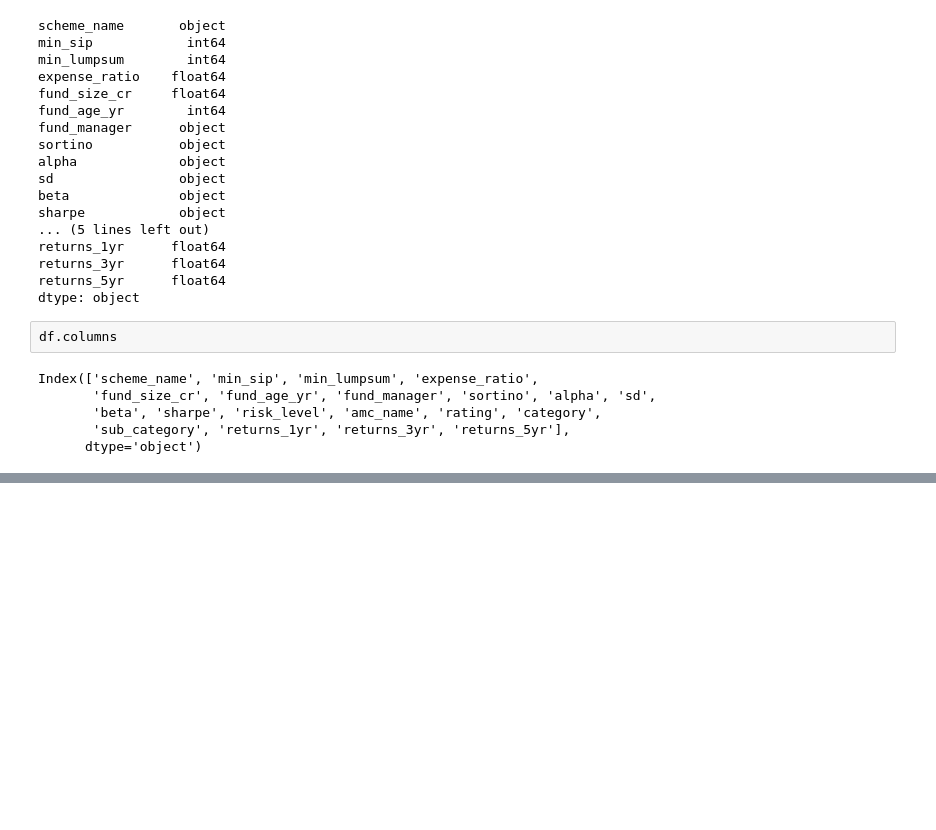
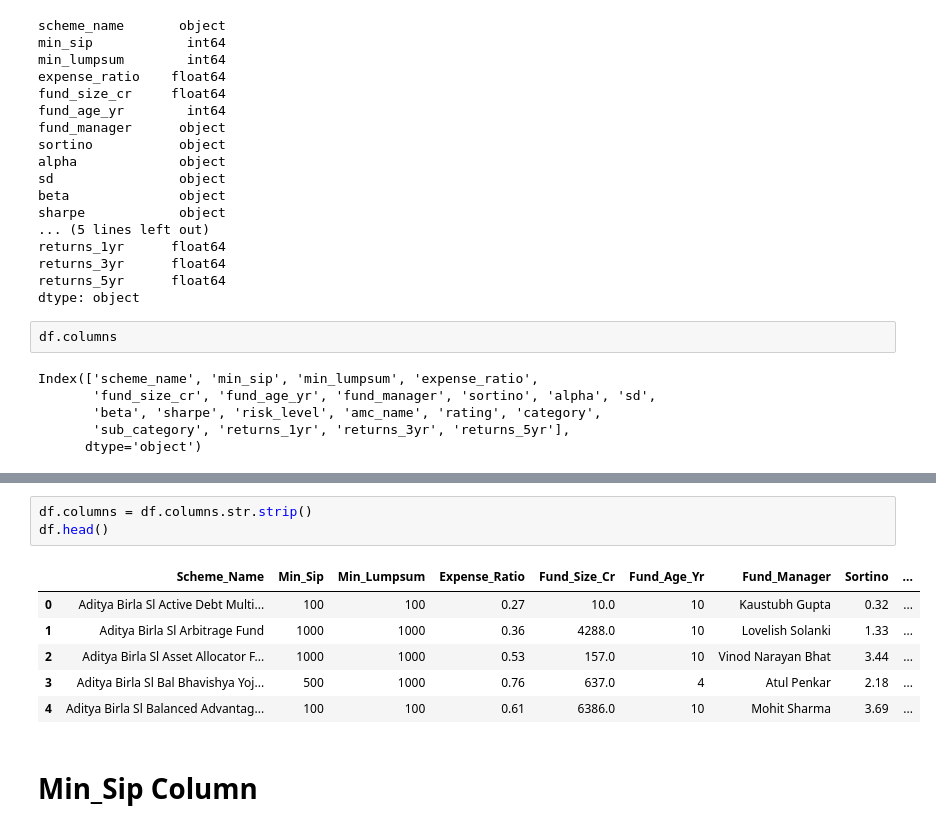
Before and after one commit to Zuhebkhan10/Mutual-Funds_Analysis, a Jupyter notebook: mutual-funds_analysis.ipynb, the cells around one changed output, grey strips where cells are left out. Cells and saved outputs as stored; diff of their text form; blank space fills up the shorter version.

```diff
--- a/mutual-funds_analysis.ipynb
+++ b/mutual-funds_analysis.ipynb
@@ -51,0 +158,12 @@ Index(['scheme_name', 'min_sip', 'min_lumpsum', 'expense_ratio',
+# %%
+df.columns = df.columns.str.strip()
+df.head()
+# %% [output]
+|  | Scheme_Name | Min_Sip | Min_Lumpsum | Expense_Ratio | Fund_Size_Cr | Fund_Age_Yr | Fund_Manager | Sortino | ... |
+| 0 | Aditya Birla Sl Active Debt Multi... | 100 | 100 | 0.27 | 10.0 | 10 | Kaustubh Gupta | 0.32 | ... |
+| 1 | Aditya Birla Sl Arbitrage Fund | 1000 | 1000 | 0.36 | 4288.0 | 10 | Lovelish Solanki | 1.33 | ... |
+| 2 | Aditya Birla Sl Asset Allocator F... | 1000 | 1000 | 0.53 | 157.0 | 10 | Vinod Narayan Bhat | 3.44 | ... |
+| 3 | Aditya Birla Sl Bal Bhavishya Yoj... | 500 | 1000 | 0.76 | 637.0 | 4 | Atul Penkar | 2.18 | ... |
+| 4 | Aditya Birla Sl Balanced Advantag... | 100 | 100 | 0.61 | 6386.0 | 10 | Mohit Sharma | 3.69 | ... |
+# %% [markdown]
+# Min_Sip Column
```
Also changed, not shown: parts of 27 cells of this notebook.
